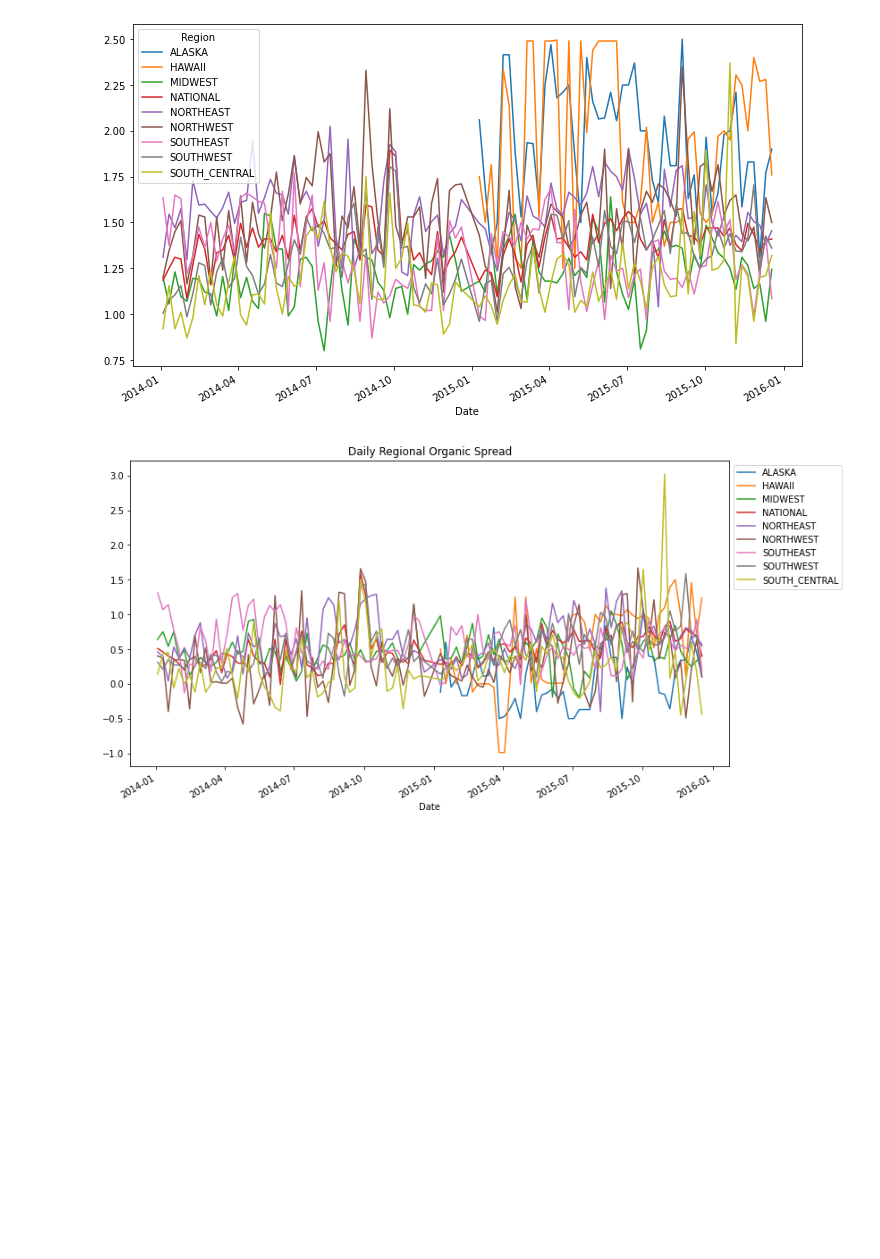
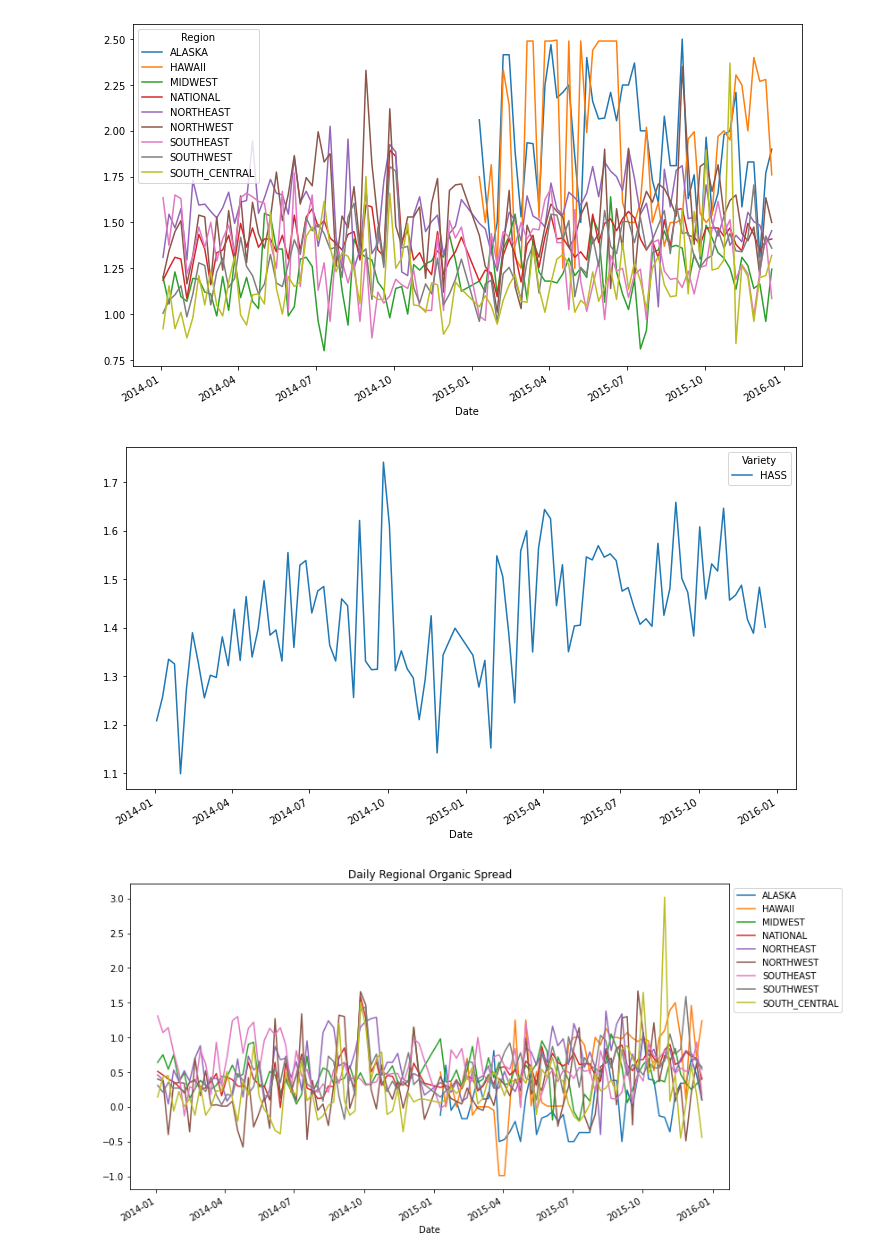
Before and after one commit to Adrian-ACI/MetNumUN2021II, a Jupyter notebook: Lab2/aacanacuani_ScottsSanderson.ipynb, the cells around one changed output. Saved outputs shown, nothing was run; the diff lists cells and outputs as text; code cells hidden in the pictures; blank space fills up the shorter version.

```diff
--- a/Lab2/aacanacuani_ScottsSanderson.ipynb
+++ b/Lab2/aacanacuani_ScottsSanderson.ipynb
@@ -1309,3 +1410,8 @@ avocados.head()
 | 2 | 2014-01-03 00:00:00+00:00 | NORTHEAST | HASS | False | 1449 | 1.08 | 0.5 | 1.67 |
 | 3 | 2014-01-03 00:00:00+00:00 | NORTHEAST | HASS | True | 66 | 1.54 | 1.5 | 2.00 |
 | 4 | 2014-01-03 00:00:00+00:00 | SOUTHEAST | HASS | False | 2286 | 0.98 | 0.5 | 1.99 |
+# %%
+from avocados import read_avocadata
+
+avocados = read_avocadata('2016', '2017')
+avocados.head()
@@ -1328,6 +1458,11 @@ hass = avocados[avocados.Variety == 'HASS']
 hass.groupby(['Date', 'Region'])['Weighted Avg Price'].mean().unstack().ffill().plot();
 # %% [output]
 [figure]
+# %%
+hass = avocados[avocados.Variety == 'HASS']
+hass.groupby(['Date', 'Variety'])['Weighted Avg Price'].mean().unstack().ffill().plot();
+# %% [output]
+[figure, added]
 # %%
 def _organic_spread(group):
 
```
Also changed, not shown: parts of 27 cells of this notebook.
